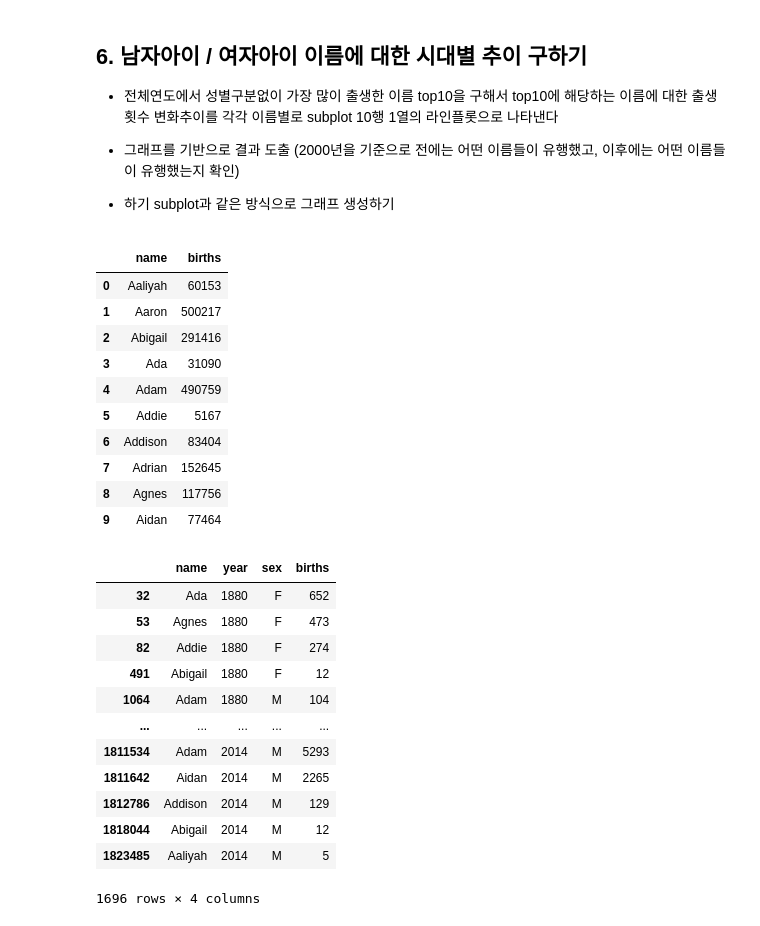
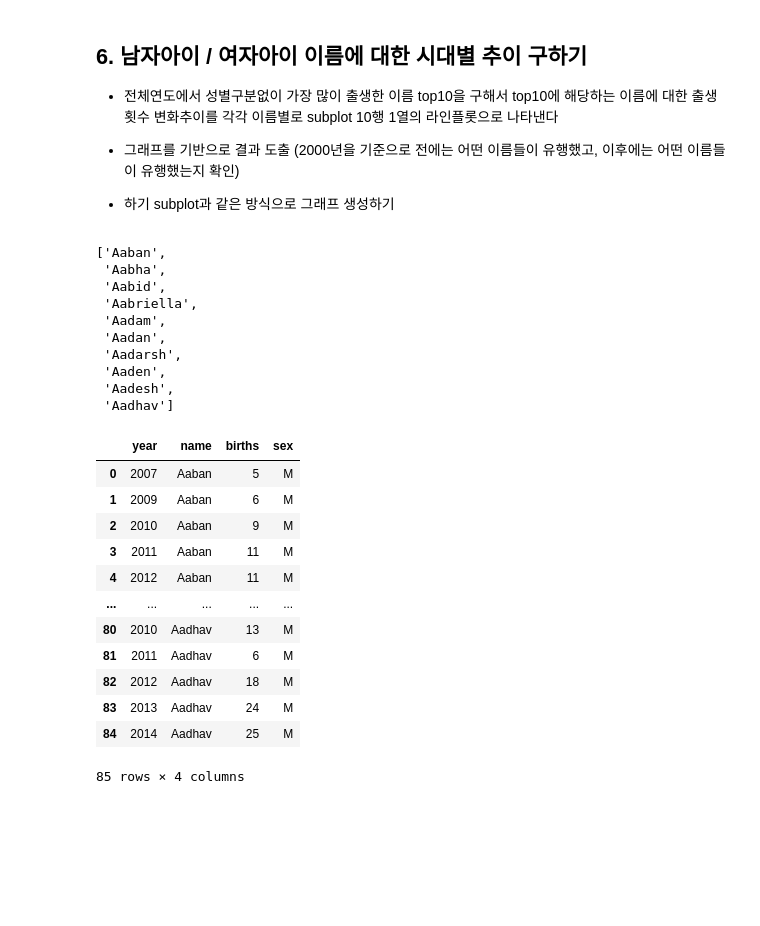
Before and after one commit to yamonge/study_archive, a Jupyter notebook: ai/2026/08/19/퀴즈.ipynb, the cells around one changed output. Cells and saved outputs as stored; diff of their text form; code cells hidden in the pictures; blank space fills up the shorter version.

```diff
--- a/ai/2026/08/19/퀴즈.ipynb
+++ b/ai/2026/08/19/퀴즈.ipynb
@@ -159,35 +159,48 @@ See the caveats in the documentation: https://pandas.pydata.org/pandas-docs/stab
 
  - 하기 subplot과 같은 방식으로 그래프 생성하기
 # %%
-new_df2 = new_df.groupby('name')['births'].sum().reset_index().head(10)
-new_df2
+import pandas as pd
+import numpy as np
+
+df = pd.read_csv('./data/NationalNames.csv')
+df
+df.columns = ['id', 'name', 'year', 'sex', 'births']
+top_name_df = df.groupby('name')['births'].sum().reset_index().head(10)
+top_name_df
+top_names = top_name_df['name'].to_list()
+top_names
 # %% [output]
-|  | name | births |
-| 0 | Aaliyah | 60153 |
-| 1 | Aaron | 500217 |
-| 2 | Abigail | 291416 |
-| 3 | Ada | 31090 |
-| 4 | Adam | 490759 |
-| 5 | Addie | 5167 |
-| 6 | Addison | 83404 |
-| 7 | Adrian | 152645 |
-| 8 | Agnes | 117756 |
-| 9 | Aidan | 77464 |
+['Aaban',
+ 'Aabha',
+ 'Aabid',
+ 'Aabriella',
+ 'Aadam',
+ 'Aadan',
+ 'Aadarsh',
+ 'Aaden',
+ 'Aadesh',
+ 'Aadhav']
-# %%
-top_df = df.loc[df['name'].isin(new_df2['name']), :]
-top_df = top_df.drop(columns='id')
-top_df
-# %% [output]
-|  | name | year | sex | births |
-| 32 | Ada | 1880 | F | 652 |
-| 53 | Agnes | 1880 | F | 473 |
-| 82 | Addie | 1880 | F | 274 |
-| 491 | Abigail | 1880 | F | 12 |
-| 1064 | Adam | 1880 | M | 104 |
-| ... | ... | ... | ... | ... |
-| 1811534 | Adam | 2014 | M | 5293 |
-| 1811642 | Aidan | 2014 | M | 2265 |
-| 1812786 | Addison | 2014 | M | 129 |
-| 1818044 | Abigail | 2014 | M | 12 |
-| 1823485 | Aaliyah | 2014 | M | 5 |
-1696 rows × 4 columns
+# %%
+final_df = pd.DataFrame(columns=['year','name','births','sex'])
+for name in top_names:
+  # 전체 데이터에서 맞는 이름의 데이터만 불러와 df 만들기
+  temp_df = df.loc[df['name'] == name, :]
+  # 그룹을 짓고 해당연도의 출생횟수 합 구하기
+  total_temp_df = temp_df.groupby(['year','name','sex'])['births'].sum().reset_index()
+  final_df = pd.concat([final_df, total_temp_df], ignore_index=True)
+
+final_df
+# %% [output]
+|  | year | name | births | sex |
+| 0 | 2007 | Aaban | 5 | M |
+| 1 | 2009 | Aaban | 6 | M |
+| 2 | 2010 | Aaban | 9 | M |
+| 3 | 2011 | Aaban | 11 | M |
+| 4 | 2012 | Aaban | 11 | M |
+| ... | ... | ... | ... | ... |
+| 80 | 2010 | Aadhav | 13 | M |
+| 81 | 2011 | Aadhav | 6 | M |
+| 82 | 2012 | Aadhav | 18 | M |
+| 83 | 2013 | Aadhav | 24 | M |
+| 84 | 2014 | Aadhav | 25 | M |
+85 rows × 4 columns
```
Also changed, not shown: parts of 2 cells of this notebook.
